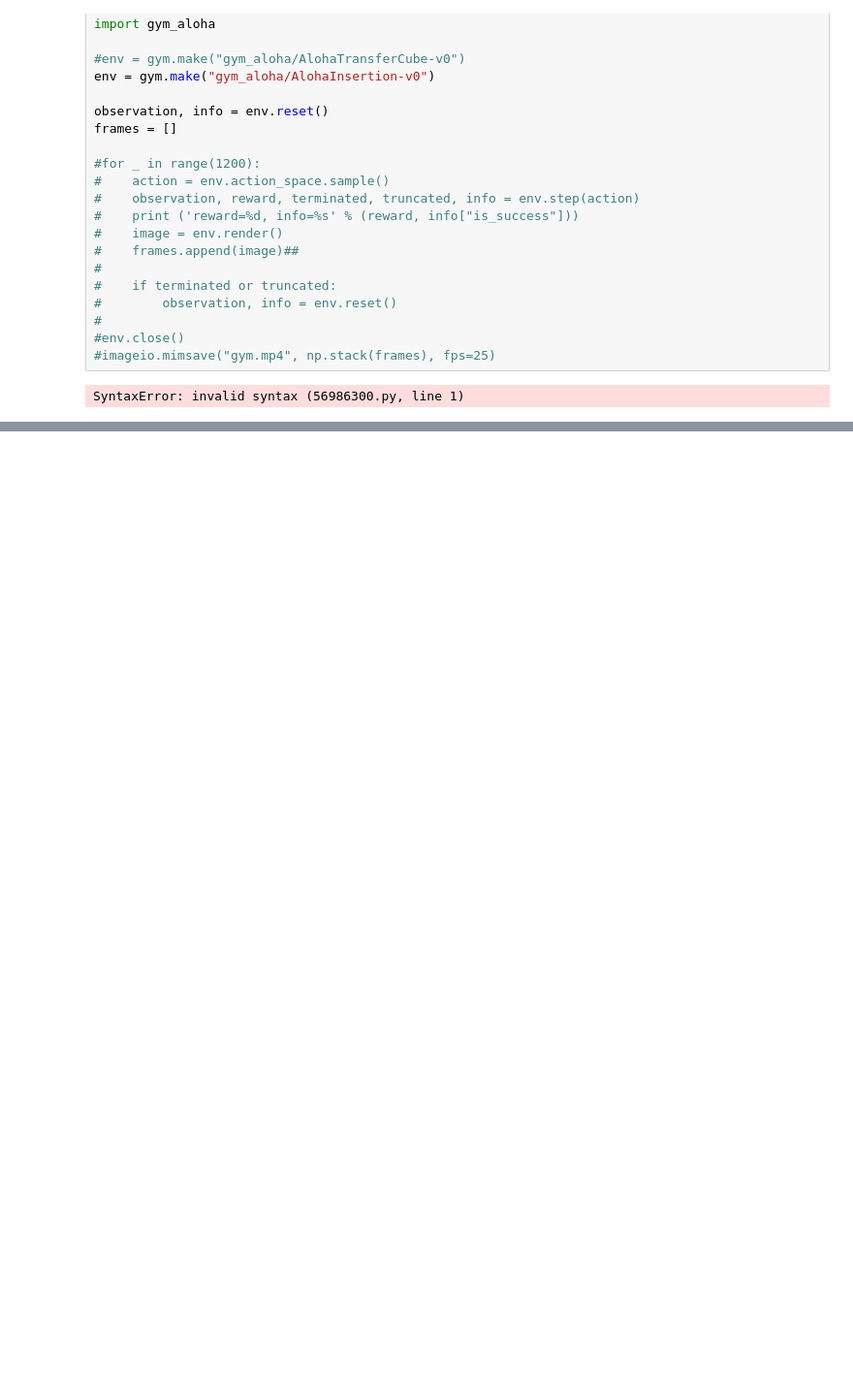
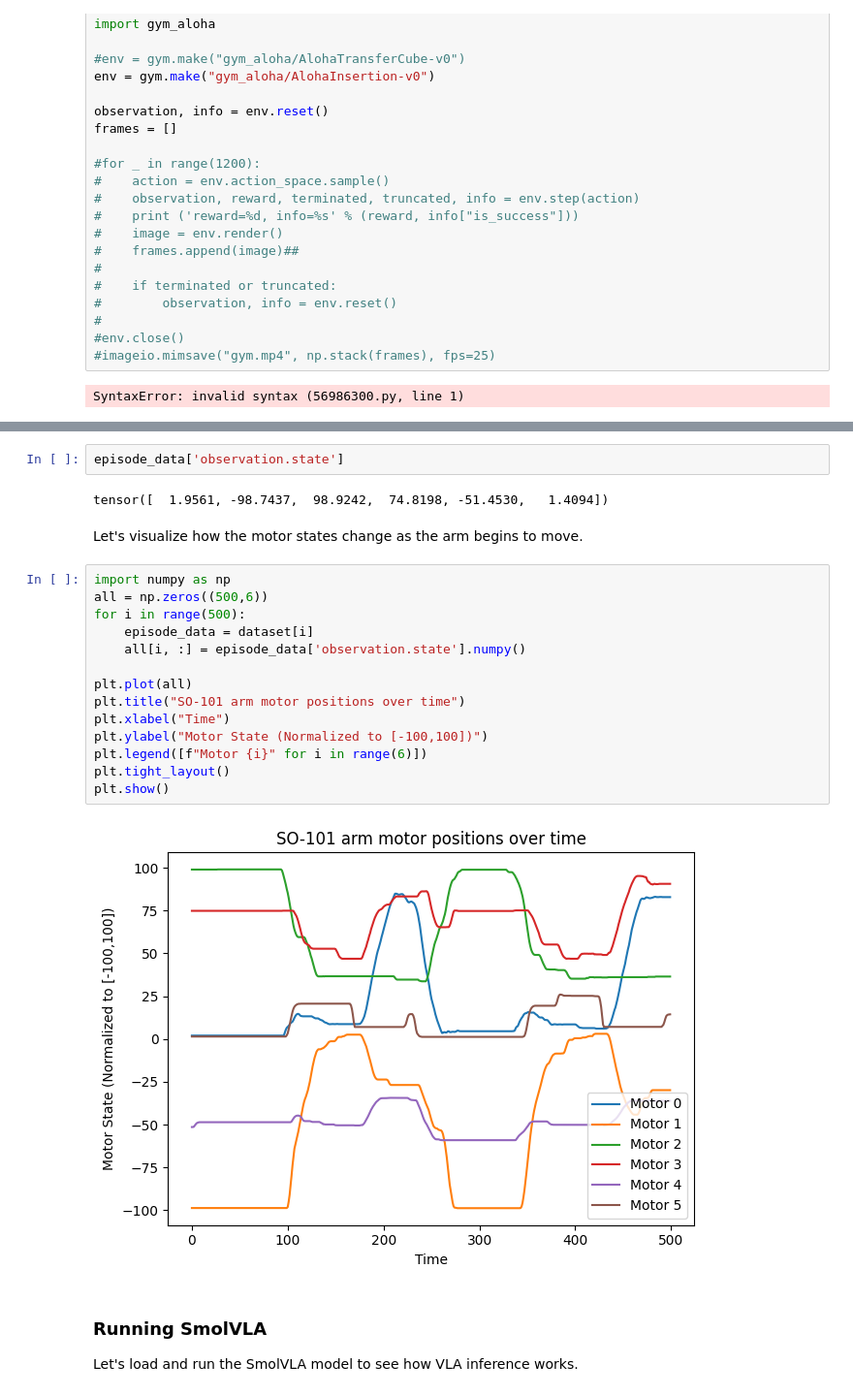
Before and after one commit to skalade/Ryzers, a Jupyter notebook: megadockers/gpu/notebooks/3_robot_policies.ipynb, the cells around one changed output, grey strips where cells are left out. Shown at 97% size. Saved outputs shown, nothing was run; the diff lists cells and outputs as text; blank space fills up the shorter version.

```diff
--- a/megadockers/gpu/notebooks/3_robot_policies.ipynb
+++ b/megadockers/gpu/notebooks/3_robot_policies.ipynb
@@ -106,0 +167,26 @@ Copyright© 2025 AMD, Inc SPDX-License-Identifier: MIT
+# %%
+episode_data['observation.state']
+# %% [output]
+tensor([  1.9561, -98.7437,  98.9242,  74.8198, -51.4530,   1.4094])
+# %% [markdown]
+Let's visualize how the motor states change as the arm begins to move.
+# %%
+import numpy as np
+all = np.zeros((500,6))
+for i in range(500):
+    episode_data = dataset[i]
+    all[i, :] = episode_data['observation.state'].numpy()
+
+plt.plot(all)
+plt.title("SO-101 arm motor positions over time")
+plt.xlabel("Time")
+plt.ylabel("Motor State (Normalized to [-100,100])")
+plt.legend([f"Motor {i}" for i in range(6)])
+plt.tight_layout()
+plt.show()
+# %% [output]
+[figure, added]
+# %% [markdown]
+### Running SmolVLA
+
+Let's load and run the SmolVLA model to see how VLA inference works.
```
Also changed, not shown: parts of 18 cells of this notebook, 1 other file.
